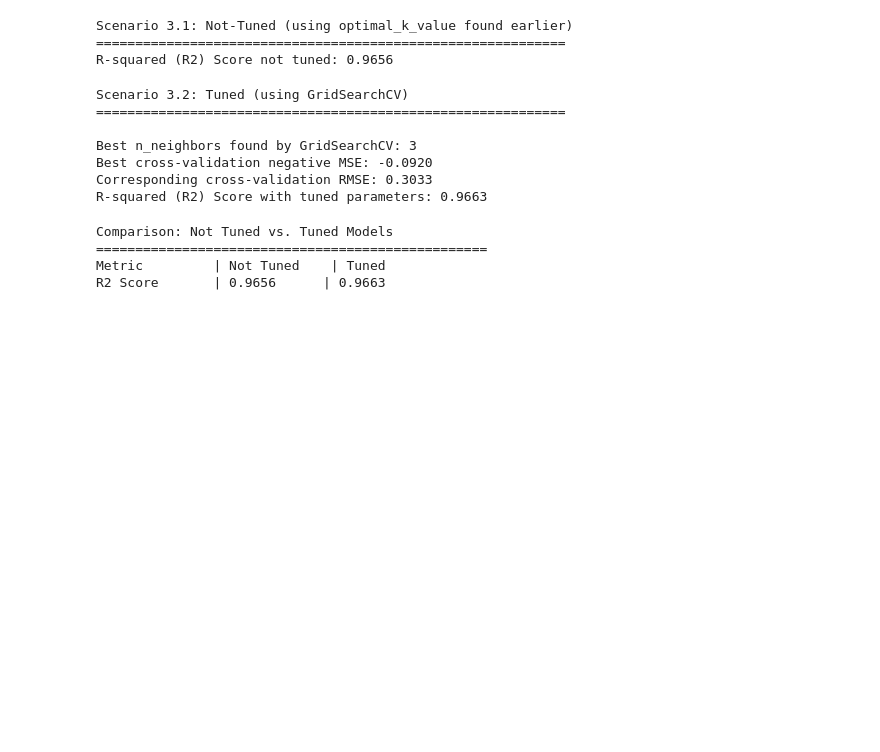
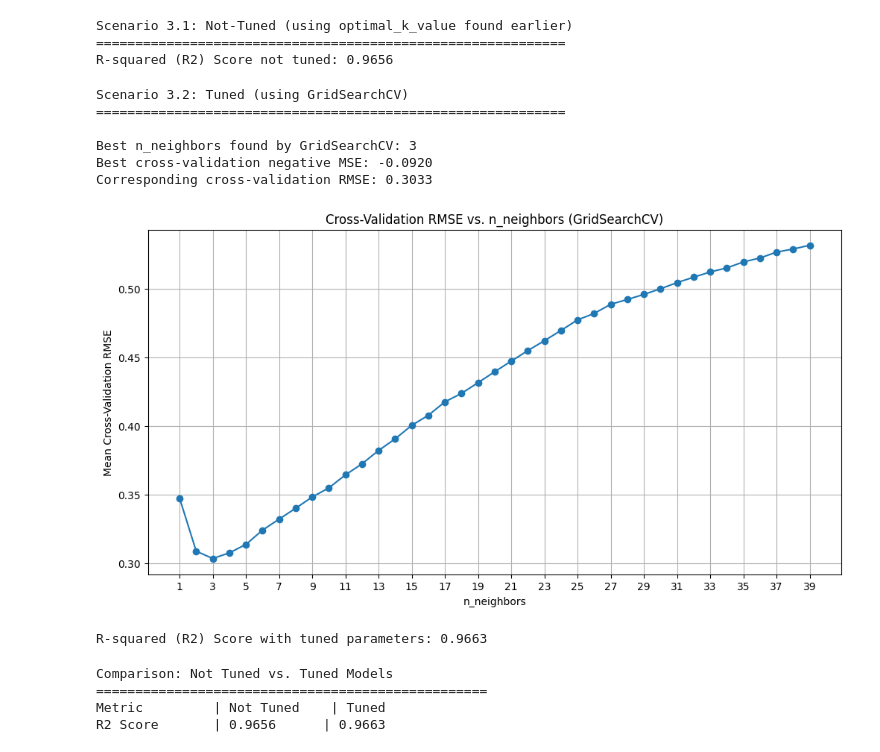
Before and after one commit to tsaqifimtinan/finalproject-kel-8-pm-d, a Jupyter notebook: KNN/KNN_Regression_Analysis.ipynb, the cells around one changed output. Drawn from its saved outputs; the diff is of its cells as text; code cells hidden in the pictures; blank space fills up the shorter version.

Commit message:
update knn: giving more visualization

```diff
--- a/KNN/KNN_Regression_Analysis.ipynb
+++ b/KNN/KNN_Regression_Analysis.ipynb
@@ -544,35 +544,50 @@ grid_search = GridSearchCV(knn, param_grid, cv=5, scoring='neg_mean_squared_erro
 grid_search.fit(X_train_scaled, y_train)
 
 # Get the best parameters found by GridSearchCV
 best_n_neighbors = grid_search.best_params_['n_neighbors']
 print(f"\nBest n_neighbors found by GridSearchCV: {best_n_neighbors}")
 
 # Get the best cross-validation score (negative MSE)
 best_cv_score = grid_search.best_score_
 print(f"Best cross-validation negative MSE: {best_cv_score:.4f}")
 print(f"Corresponding cross-validation RMSE: {np.sqrt(-best_cv_score):.4f}")
 
+results = grid_search.cv_results_
+mean_test_scores = -results['mean_test_score']
+n_neighbors_values = param_grid['n_neighbors']
+
+mean_test_rmse = np.sqrt(mean_test_scores)
+plt.figure(figsize=(12, 6))
+plt.plot(n_neighbors_values, mean_test_rmse, marker='o', linestyle='-')
+plt.title('Cross-Validation RMSE vs. n_neighbors (GridSearchCV)')
+plt.xlabel('n_neighbors')
+plt.ylabel('Mean Cross-Validation RMSE')
+plt.xticks(n_neighbors_values[::2])
+plt.grid(True)
+plt.show()
+
 # Train the final model with the best n_neighbors on the entire training data
 final_knn_model = KNeighborsRegressor(n_neighbors=best_n_neighbors)
 
 # Use the data from the best normalization scenario for final training
 final_knn_model.fit(X_train_scaled, y_train)
 
 # Make predictions on the independent test set
 y_pred_tuned = final_knn_model.predict(X_test_scaled)
 
 # Evaluate the R2 Score of the model
 r2_tuned = r2_score(y_test, y_pred_tuned)
 
-print(f"R-squared (R2) Score with tuned parameters: {r2_tuned:.4f}")
+print(f"\nR-squared (R2) Score with tuned parameters: {r2_tuned:.4f}")
 # %% [output]
 Scenario 3.2: Tuned (using GridSearchCV)
 ============================================================
 
 Best n_neighbors found by GridSearchCV: 3
 Best cross-validation negative MSE: -0.0920
 Corresponding cross-validation RMSE: 0.3033
-R-squared (R2) Score with tuned parameters: 0.9663
+[figure, added]
+R-squared (R2) Score with tuned parameters: 0.9663
 # %%
 print("\nComparison: Not Tuned vs. Tuned Models")
 print("=" * 50)
```
